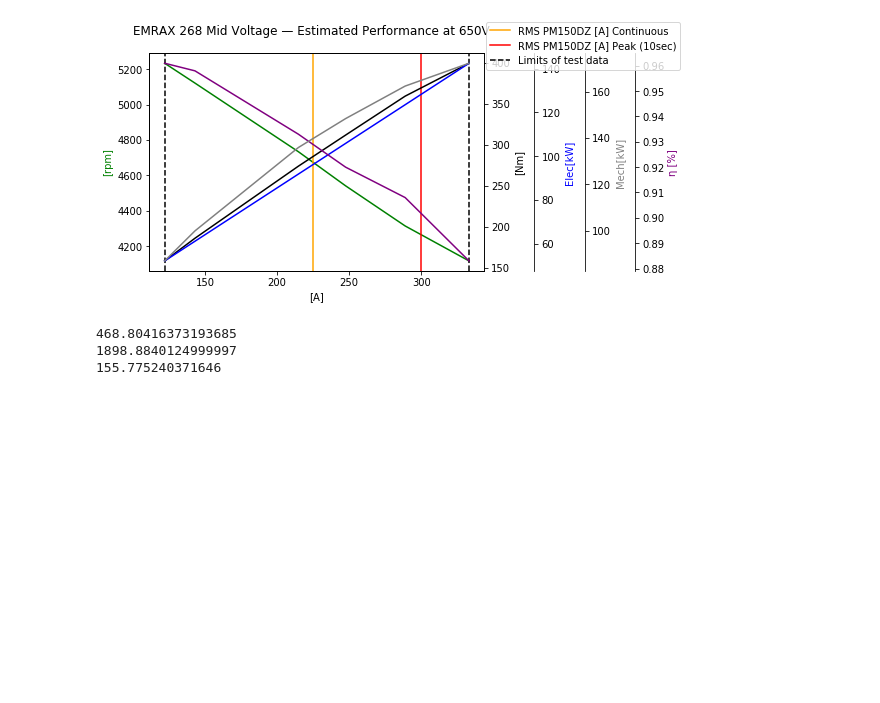
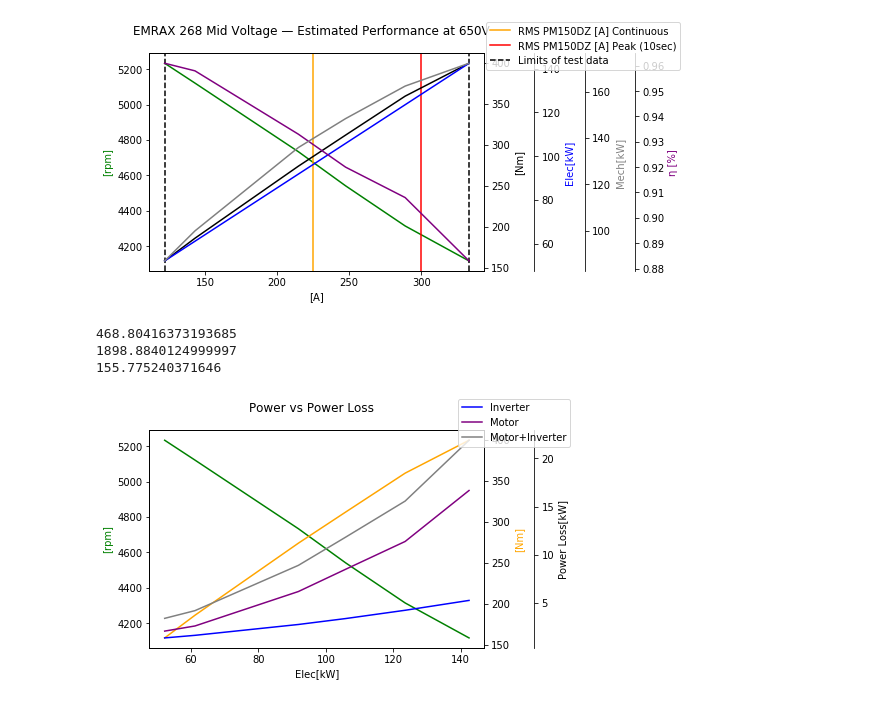
Before and after one commit to sethitow/electric-plane, a Jupyter notebook: Motor Prop Calculations.ipynb, the cells around one changed output. Cells and saved outputs as stored; diff of their text form; code cells hidden in the pictures; blank space fills up the shorter version.

Commit message:
Add power loss calculations

```diff
--- a/Motor Prop Calculations.ipynb
+++ b/Motor Prop Calculations.ipynb
@@ -177,3 +177,61 @@ print(fspeed)
 468.80416373193685
 1898.8840124999997
 155.775240371646
+# %%
+# Inverter Power Loss
+# Ploss = a * VDC^b * Iout^c + offset
+# a = 0.000244
+# b = 1.072
+# c = 1.695
+# offset = 456.4
+#
+# Ploss = power loss in watts
+# Iout = motor current in Arms
+# VDC = DC bus voltage
+
+def power_loss(vdc, Iout):
+     return 0.000244 * vdc**1.072 * Iout**1.695 + 456.4
+# %%
+fig, ax1 = plt.subplots()
+
+fig.suptitle("Power vs Power Loss")
+
+ax2 = ax1.twinx()
+ax3 = ax1.twinx()
+# ax4 = ax1.twinx()
+# ax5 = ax1.twinx()
+
+ax3.spines["right"].set_position(("axes", 1.15))
+# ax4.spines["right"].set_position(("axes", 1.30))
+# ax5.spines["right"].set_position(("axes", 1.45))
+
+inverter_power_losses = [power_loss(V,x)/1000 for x in i]
+# Efficiency is from test data at 400V. Efficency may increase with higher voltage.
+motor_power_losses = elec_p*(1-data['eta'])
+
+p1 = ax1.plot(elec_p, rpm, color='green', label='[rpm]')
+p2 = ax2.plot(elec_p, data['torque'], color='orange', label='[Nm]')
+p3 = ax3.plot(elec_p, inverter_power_losses, color='blue', label='Inverter')
+p4 = ax3.plot(elec_p, motor_power_losses, color='purple', label='Motor')
+p5 = ax3.plot(elec_p, motor_power_losses + inverter_power_losses, color='grey', label='Motor+Inverter')
+
+ax1.set_xlabel("Elec[kW]")
+ax1.set_ylabel(p1[0].get_label())
+ax2.set_ylabel(p2[0].get_label())
+ax3.set_ylabel('Power Loss[kW]')
+# ax4.set_ylabel(p4[0].get_label())
+# ax5.set_ylabel(p5[0].get_label())
+
+ax1.yaxis.label.set_color(p1[0].get_color())
+ax2.yaxis.label.set_color(p2[0].get_color())
+# ax3.yaxis.label.set_color(p3[0].get_color())
+# ax4.yaxis.label.set_color(p4[0].get_color())
+# ax5.yaxis.label.set_color(p5[0].get_color())
+
+lines = [p3[0], p4[0], p5[0]]
+
+fig.legend(lines, [l.get_label() for l in lines])
+
+plt.show()
+# %% [output]
+[figure, added]
```
